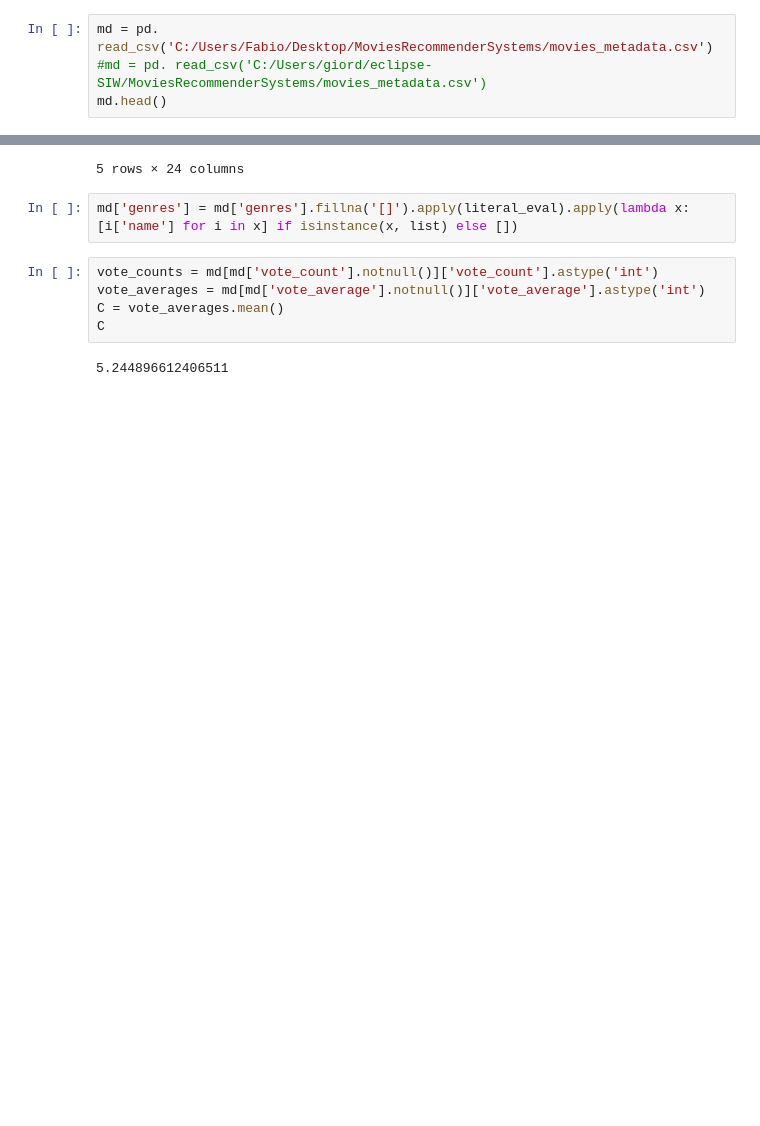
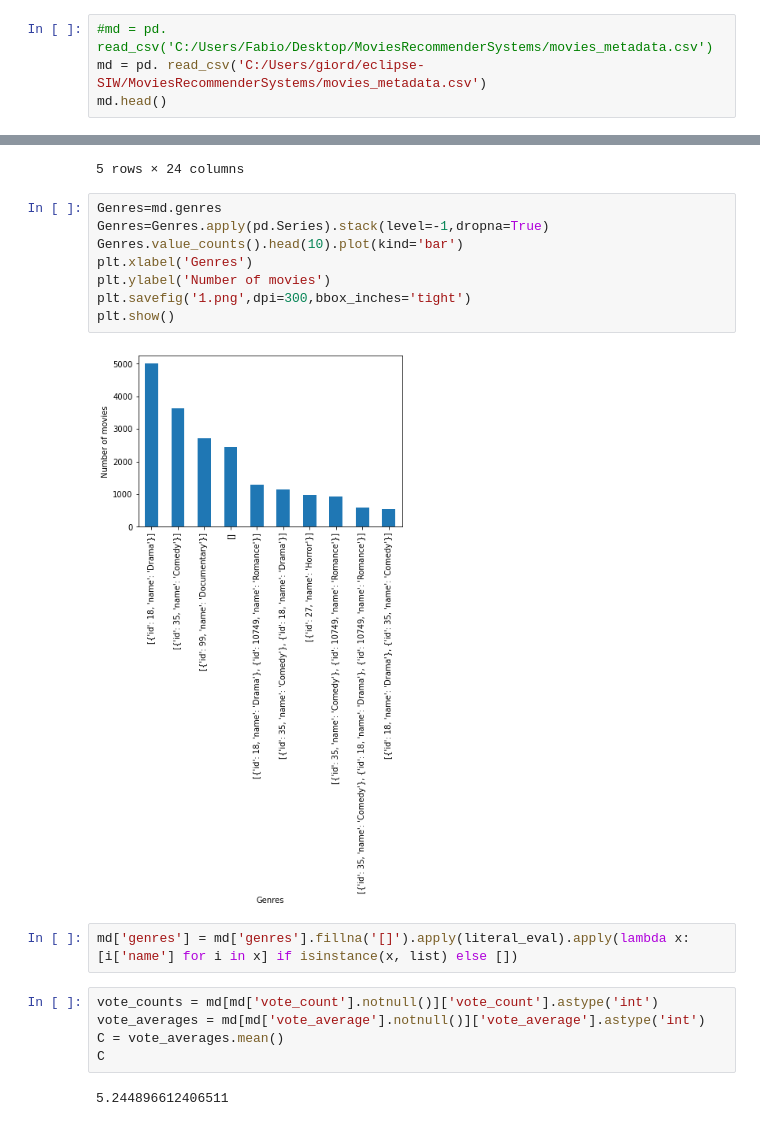
Before and after one commit to GiuliaCastagnacci/MoviesRecommenderSystems, a Jupyter notebook: Movie.ipynb, the cells around one changed output, grey strips where cells are left out. Cells and saved outputs as stored; diff of their text form; blank space fills up the shorter version.

```diff
--- a/Movie.ipynb
+++ b/Movie.ipynb
@@ -28,8 +28,8 @@ from surprise.model_selection import train_test_split
 
 import warnings; warnings.simplefilter('ignore')
 # %%
-md = pd. read_csv('C:/Users/Fabio/Desktop/MoviesRecommenderSystems/movies_metadata.csv')
-#md = pd. read_csv('C:/Users/giord/eclipse-SIW/MoviesRecommenderSystems/movies_metadata.csv')
+#md = pd. read_csv('C:/Users/Fabio/Desktop/MoviesRecommenderSystems/movies_metadata.csv')
+md = pd. read_csv('C:/Users/giord/eclipse-SIW/MoviesRecommenderSystems/movies_metadata.csv')
 md.head()
 # %% [output]
 |  | adult | belongs_to_collection | budget | genres | homepage | id | imdb_id | original_language | ... |
@@ -39,6 +39,16 @@ md.head()
 | 3 | False | NaN | 16000000 | [{'id': 35, 'name': 'Comedy'}, {'... | NaN | 31357 | tt0114885 | en | ... |
 | 4 | False | {'id': 96871, 'name': 'Father of ... | 0 | [{'id': 35, 'name': 'Comedy'}] | NaN | 11862 | tt0113041 | en | ... |
 5 rows × 24 columns
+# %%
+Genres=md.genres
+Genres=Genres.apply(pd.Series).stack(level=-1,dropna=True)
+Genres.value_counts().head(10).plot(kind='bar')
+plt.xlabel('Genres')
+plt.ylabel('Number of movies')
+plt.savefig('1.png',dpi=300,bbox_inches='tight')
+plt.show()
+# %% [output]
+[figure, added]
 # %%
 md['genres'] = md['genres'].fillna('[]').apply(literal_eval).apply(lambda x: [i['name'] for i in x] if isinstance(x, list) else [])
 # %%
```
Also changed, not shown: 1 other file.
